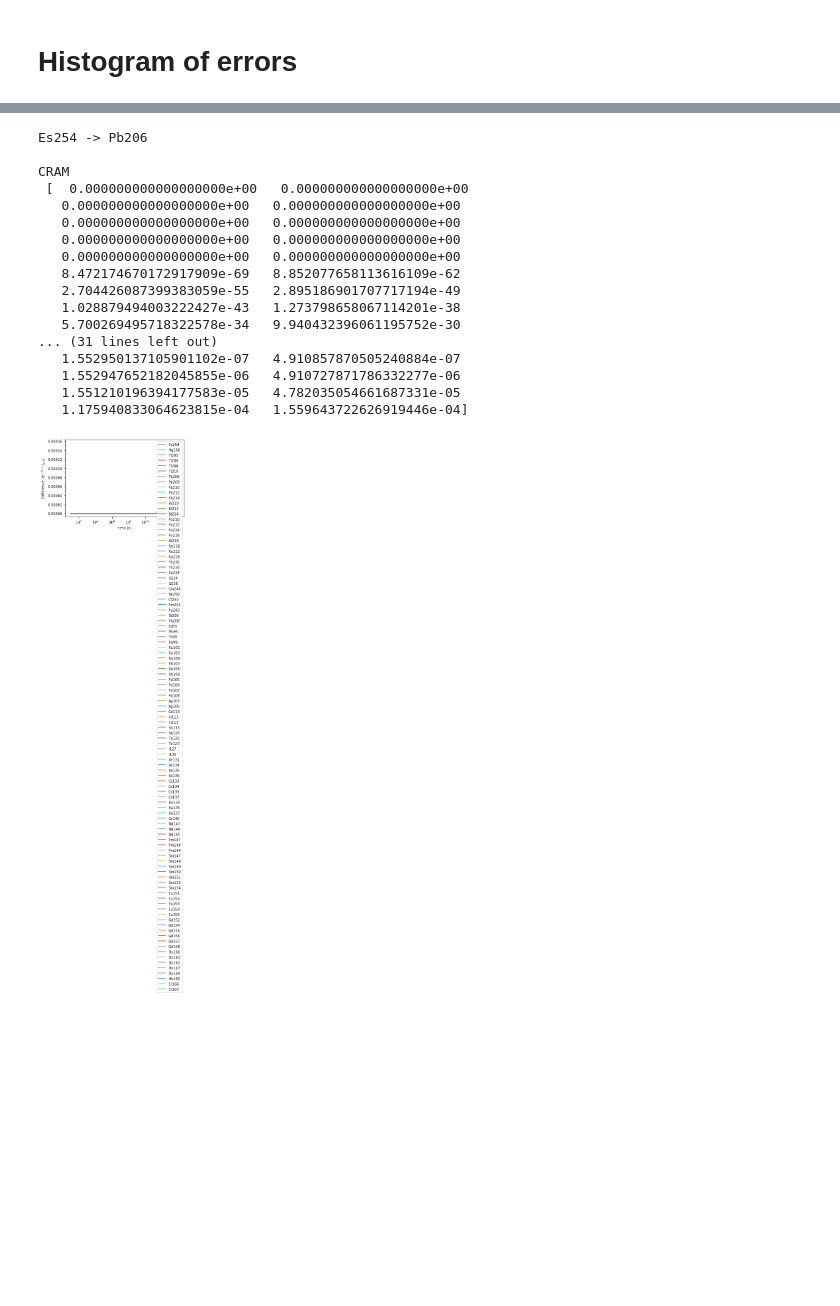
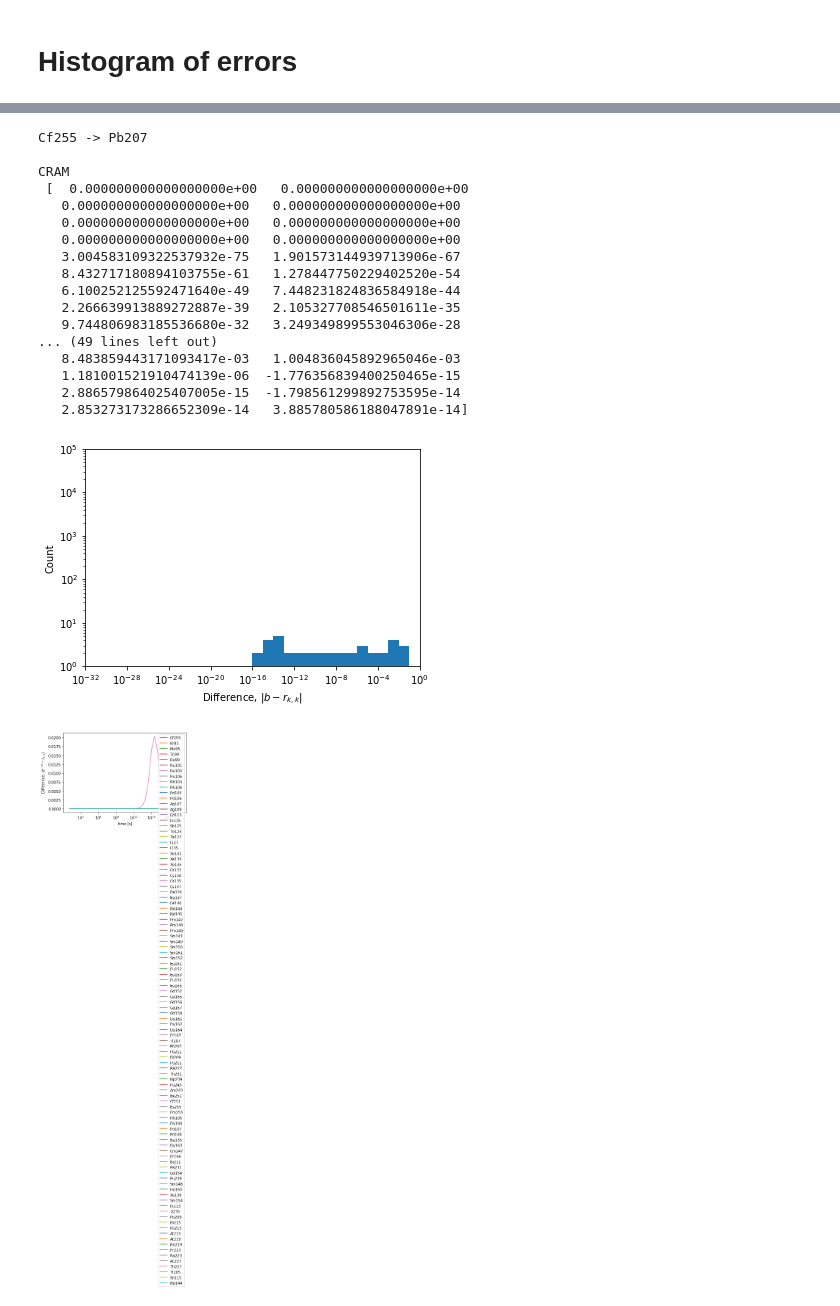
Before and after one commit to ergs/transmutagen-paper, a Jupyter notebook: decay_analysis.ipynb, the cells around one changed output, grey strips where cells are left out. Cells and saved outputs as stored; diff of their text form; code cells hidden in the pictures; blank space fills up the shorter version.

```diff
--- a/decay_analysis.ipynb
+++ b/decay_analysis.ipynb
@@ -8,14 +8,14 @@ import tables as tb
 # %%
 %%time
 nucs = cram.NUCS
-n = 32
-nucs = cram.NUCS[100*n:100*(n+1)]
+#n = 34
+#nucs = cram.NUCS[100*n:100*(n+1)]
 #nucs = cram.NUCS[:100*(n+1)]
 # degenerate cases
 #nucs = ['Lu153', 'Tm149', 'Pt183', 'Os179', 'Ir172', 'Re168']
 #nucs = ['Ir172']
 # run custom
 #nucs = ['Ra233', 'Ac225']
-nucs = ['Es254']
+#nucs = ['Es254', 'U238']
 batemans, crammeds, diagexps = run_nuclides(nucs=nucs, verbose=True)
 # %% [output]
@@ -124,27 +196,35 @@ Text(0,0.5,'Count')
 # %%
-nuc = 'Es254'
-ouc = 'Pb206'
+nuc = 'Cf255'
+ouc = 'Pb207'
 print(nuc + ' -> ' + ouc + '\n')
 print('CRAM\n', crammeds[nuc][ouc])
 print('Bateman\n', batemans[nuc][ouc])
-print('Diff\n', batemans[nuc][ouc] - crammeds[nuc][ouc])
+differs = batemans[nuc][ouc] - crammeds[nuc][ouc]
+print('Diff\n', differs)
+plt.hist(np.abs(differs), bins=np.logspace(-32, 0, 33), log=True)
+plt.xscale('log')
+plt.axis([1e-32, 1, 1e0, 1e5])
+plt.xlabel('Difference, $\\left|b - r_{k,k}\\right|$')
+plt.ylabel('Count')
+plt.figure()
 bateman_diff_plot(nuc, batemans=batemans, crammeds=crammeds)
 # %% [output]
-Es254 -> Pb206
+Cf255 -> Pb207
 
 CRAM
  [  0.000000000000000000e+00   0.000000000000000000e+00
    0.000000000000000000e+00   0.000000000000000000e+00
    0.000000000000000000e+00   0.000000000000000000e+00
    0.000000000000000000e+00   0.000000000000000000e+00
-   0.000000000000000000e+00   0.000000000000000000e+00
-   8.472174670172917909e-69   8.852077658113616109e-62
-   2.704426087399383059e-55   2.895186901707717194e-49
-   1.028879494003222427e-43   1.273798658067114201e-38
-   5.700269495718322578e-34   9.940432396061195752e-30
-... (31 lines left out)
-   1.552950137105901102e-07   4.910857870505240884e-07
-   1.552947652182045855e-06   4.910727871786332277e-06
-   1.551210196394177583e-05   4.782035054661687331e-05
-   1.175940833064623815e-04   1.559643722626919446e-04]
+   3.004583109322537932e-75   1.901573144939713906e-67
+   8.432717180894103755e-61   1.278447750229402520e-54
+   6.100252125592471640e-49   7.448231824836584918e-44
+   2.266639913889272887e-39   2.105327708546501611e-35
+   9.744806983185536680e-32   3.249349899553046306e-28
+... (49 lines left out)
+   8.483859443171093417e-03   1.004836045892965046e-03
+   1.181001521910474139e-06  -1.776356839400250465e-15
+   2.886579864025407005e-15  -1.798561299892753595e-14
+   2.853273173286652309e-14   3.885780586188047891e-14]
-[figure, old version]
+[figure, new version]
+[figure, added]
```
Also changed, not shown: parts of 28 cells of this notebook, 2 other files.
